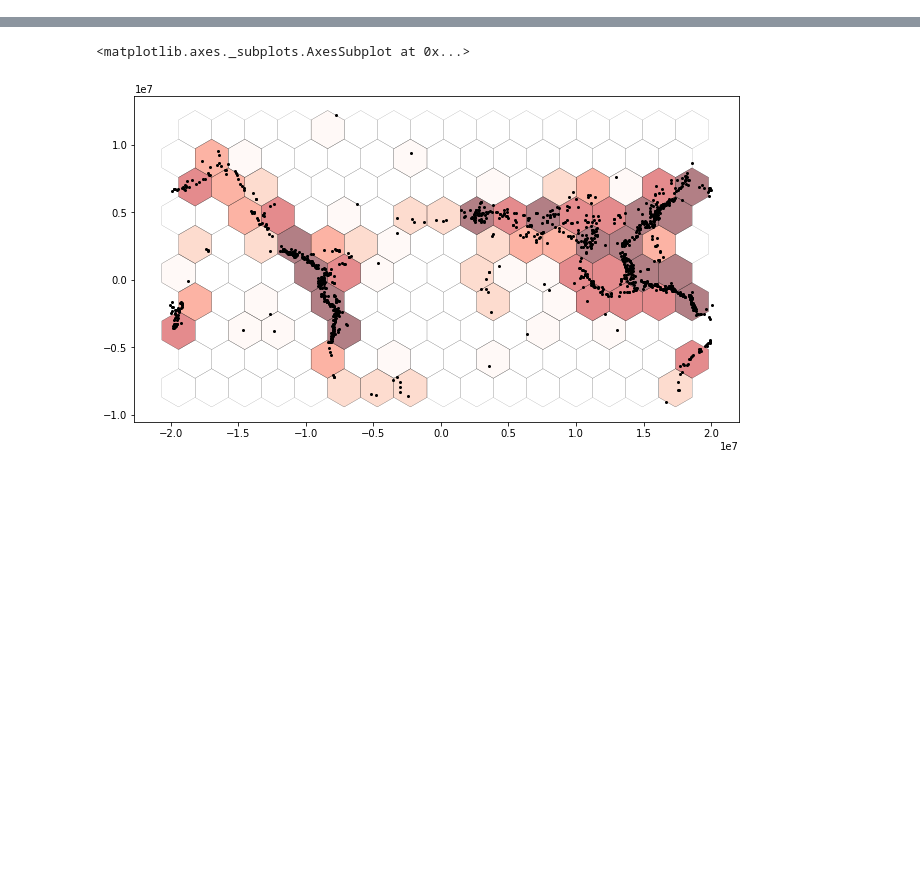
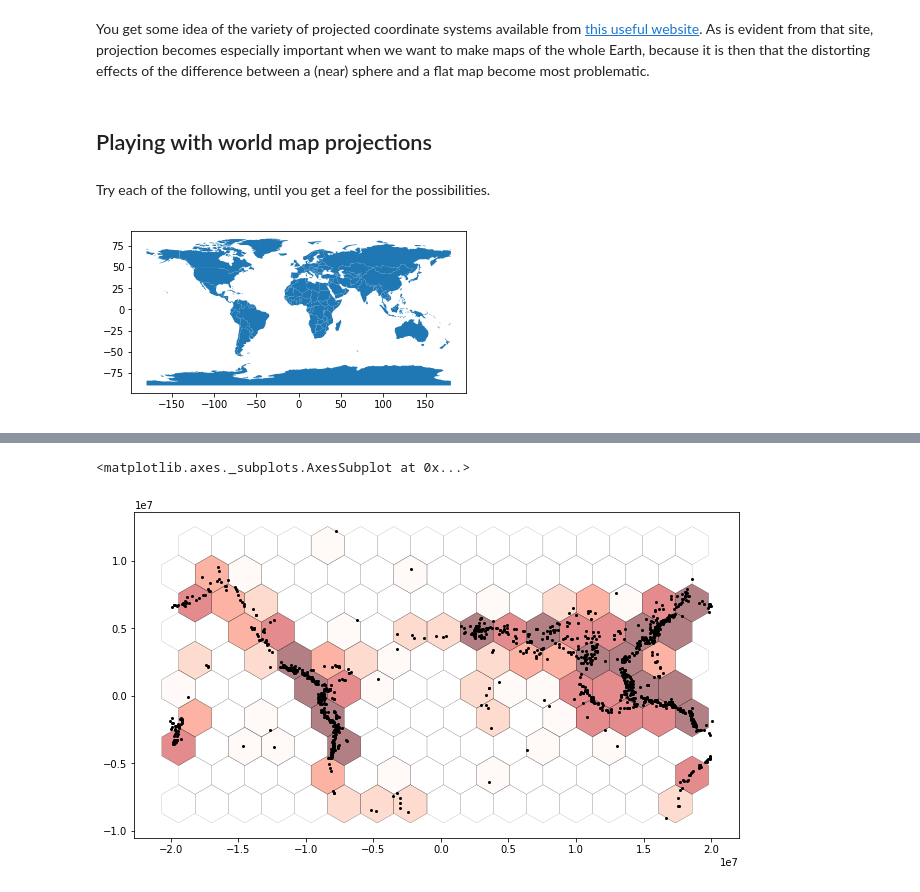
Before and after one commit to data-8/geography-88, a Jupyter notebook: session2/Map-projection.ipynb, the cells around one changed output, grey strips where cells are left out. Drawn from its saved outputs; the diff is of its cells as text; code cells hidden in the pictures; blank space fills up the shorter version.

```diff
--- a/session2/Map-projection.ipynb
+++ b/session2/Map-projection.ipynb
@@ -17,0 +88,11 @@ counties.to_file('ca-counties-LL.geojson', driver='GeoJSON')
+# %% [markdown]
+You get some idea of the variety of projected coordinate systems available from [this useful website](http://www.progonos.com/furuti/MapProj/Normal/TOC/cartTOC.html).  As is evident from that site, projection becomes especially important when we want to make maps of the whole Earth, because it is then that the distorting effects of the difference between a (near) sphere and a flat map become most problematic.
+# %% [markdown]
+## Playing with world map projections
+# %% [markdown]
+Try each of the following, until you get a feel for the possibilities.
+# %%
+world = gpd.read_file(gpd.datasets.get_path('naturalearth_lowres'))
+qp.quickplot(world)
+# %% [output]
+[figure, added]
```
Also changed, not shown: parts of 21 cells of this notebook, 19 other files.
